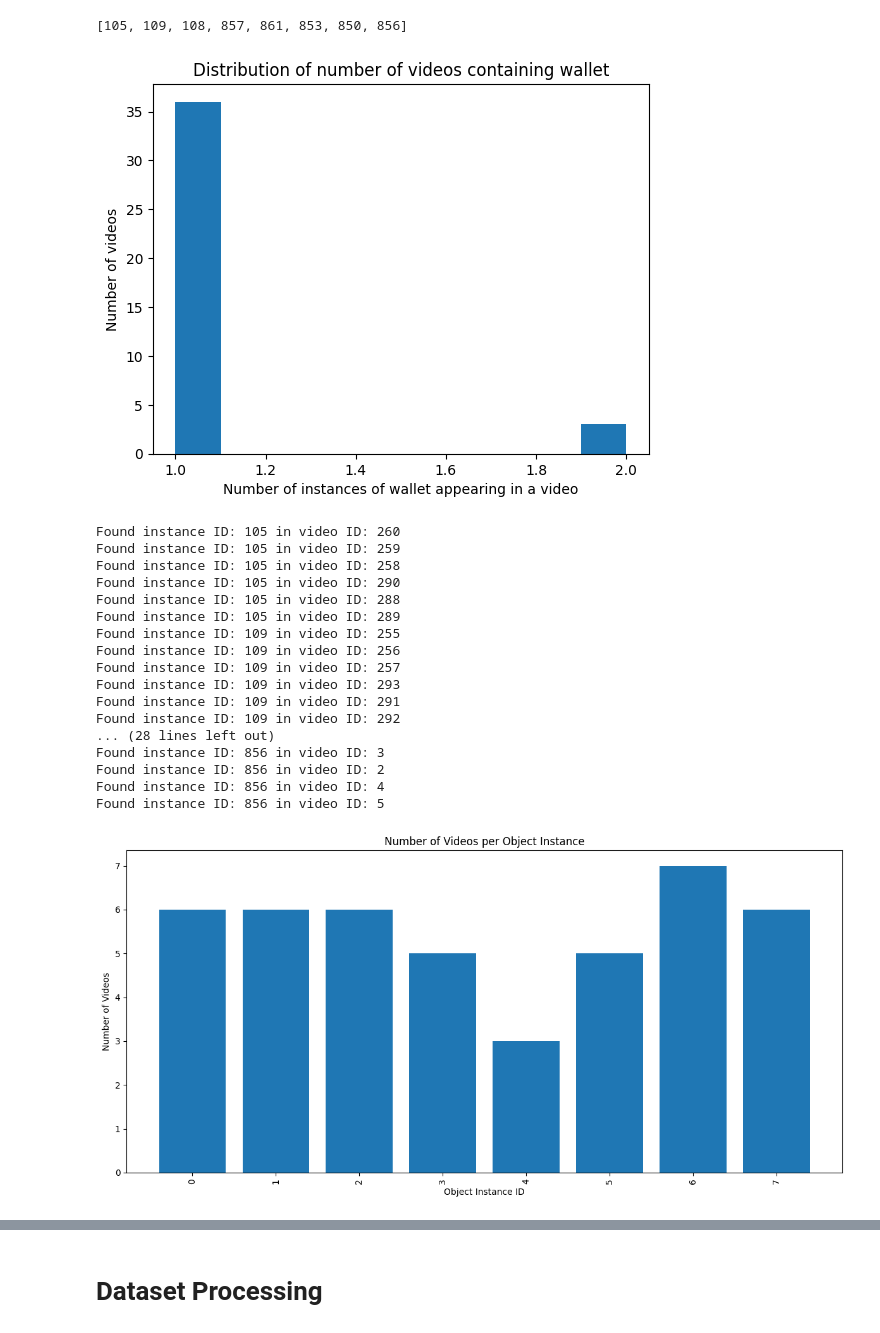
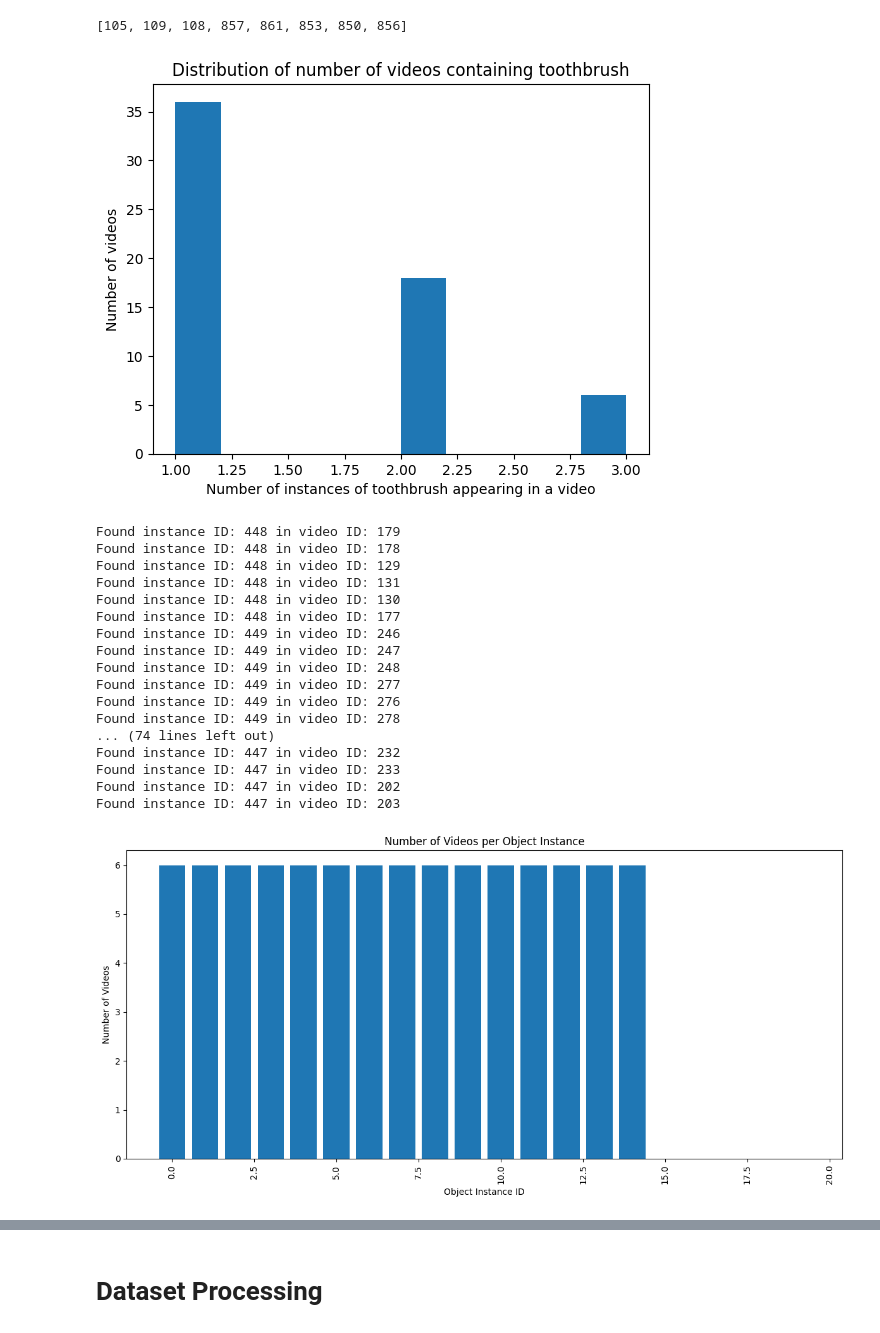
Before and after one commit to RIPS25-Analog/OC-Synthesis, a Jupyter notebook: src/pace-data-processing.ipynb, the cells around one changed output, grey strips where cells are left out. Saved outputs shown, nothing was run; the diff lists cells and outputs as text; code cells hidden in the pictures.

```diff
--- a/src/pace-data-processing.ipynb
+++ b/src/pace-data-processing.ipynb
@@ -113,7 +113,7 @@ instances_of_category['hammer']
 # %%
 import numpy as np
 # %%
-chosen_category = 'wallet'
+chosen_category = 'toothbrush'
 chosen_instances = instances_of_category[chosen_category]
 # toothbrush, wallet, can
 # for each video, count how many different chosen instances show up at all (even if not in every frame)
@@ -129,46 +129,46 @@ plt.ylabel('Number of videos')
 plt.title(f'Distribution of number of videos containing {chosen_category}')
 plt.show()
 # %% [output]
-[figure, old version]
+[figure, new version]
 # %%
 # for each object instance, plot how many videos it appears in (even if it appears in only one frame)
 # plot object instance ID on the x axis, and number of videos it appears in on the y axis
 # sort from most to least number of videos
-instance_video_count = {instance_id: 0 for instance_id in instances_of_category['hammer']}
+instance_video_count = {instance_id: 0 for instance_id in instances_of_category[chosen_category]}
 for instance_id in instance_video_count:
 	for video_id, frames in data.items():
 		if any(instance_id in frames[frame_id] for frame_id in frames):
 			print(f"Found instance ID: {instance_id} in video ID: {video_id}")
 			instance_video_count[instance_id] += 1
 
 # sort the bars by number of videos
 # instance_video_count = dict(sorted(instance_video_count.items(), key=lambda item: item[1], reverse=True))
 plt.figure(figsize=(12, 6))
 plt.bar(np.arange(len(instance_video_count.keys())), instance_video_count.values())
 plt.xlabel('Object Instance ID')
 plt.ylabel('Number of Videos')
 plt.title('Number of Videos per Object Instance')
 plt.xticks(rotation=90)
 plt.tight_layout()
 plt.show()
 # %% [output]
-Found instance ID: 105 in video ID: 260
-Found instance ID: 105 in video ID: 259
-Found instance ID: 105 in video ID: 258
-Found instance ID: 105 in video ID: 290
-Found instance ID: 105 in video ID: 288
-Found instance ID: 105 in video ID: 289
-Found instance ID: 109 in video ID: 255
-Found instance ID: 109 in video ID: 256
-Found instance ID: 109 in video ID: 257
-Found instance ID: 109 in video ID: 293
-Found instance ID: 109 in video ID: 291
-Found instance ID: 109 in video ID: 292
-... (28 lines left out)
-Found instance ID: 856 in video ID: 3
-Found instance ID: 856 in video ID: 2
-Found instance ID: 856 in video ID: 4
-Found instance ID: 856 in video ID: 5
+Found instance ID: 448 in video ID: 179
+Found instance ID: 448 in video ID: 178
+Found instance ID: 448 in video ID: 129
+Found instance ID: 448 in video ID: 131
+Found instance ID: 448 in video ID: 130
+Found instance ID: 448 in video ID: 177
+Found instance ID: 449 in video ID: 246
+Found instance ID: 449 in video ID: 247
+Found instance ID: 449 in video ID: 248
+Found instance ID: 449 in video ID: 277
+Found instance ID: 449 in video ID: 276
+Found instance ID: 449 in video ID: 278
+... (74 lines left out)
+Found instance ID: 447 in video ID: 232
+Found instance ID: 447 in video ID: 233
+Found instance ID: 447 in video ID: 202
+Found instance ID: 447 in video ID: 203
-[figure, old version]
+[figure, new version]
 # %%
 len(all_categories)
```
Also changed, not shown: parts of 4 cells of this notebook.
